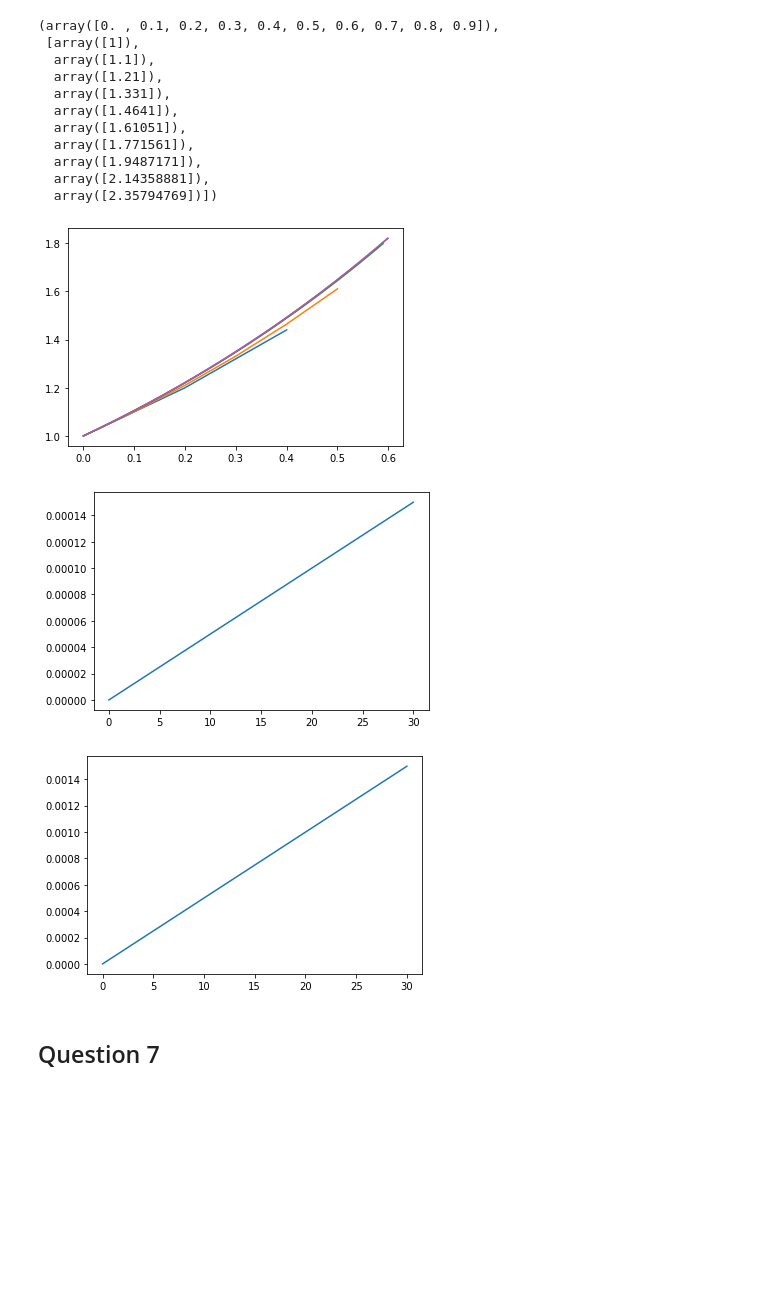
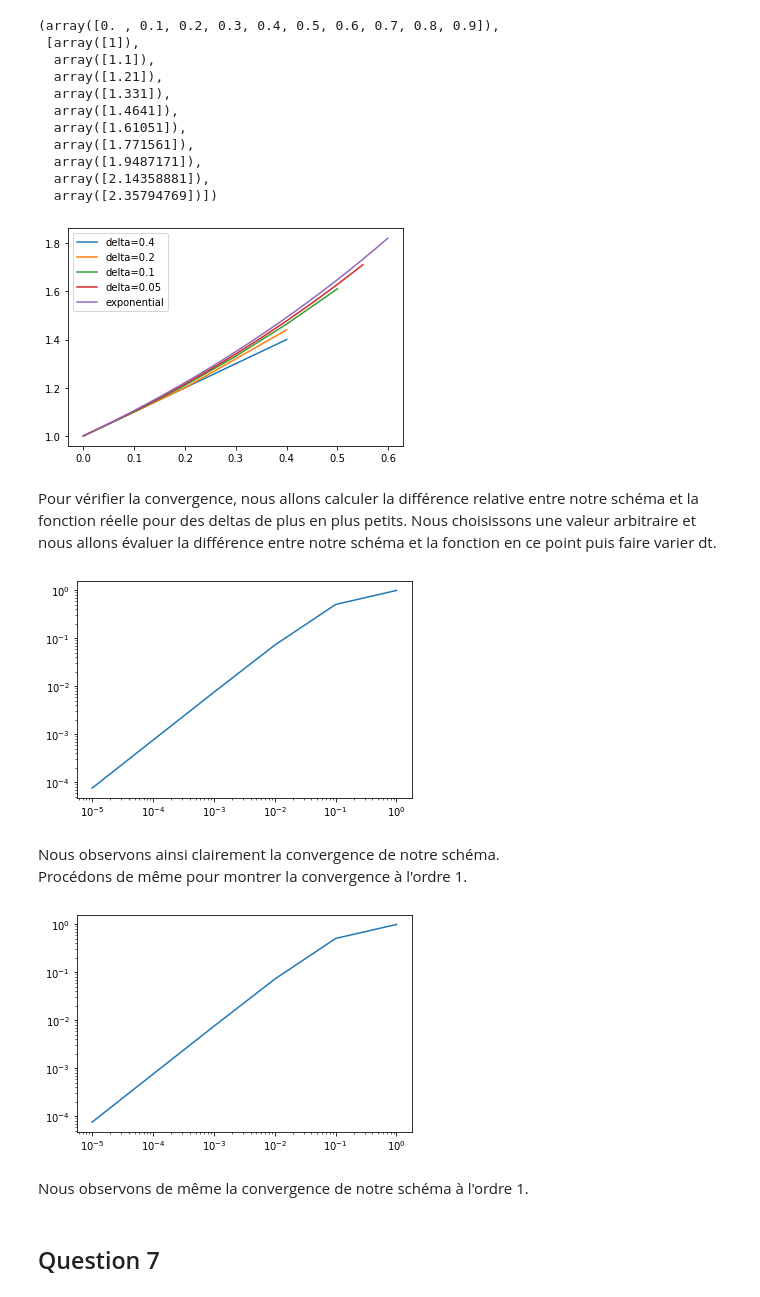
Before and after one commit to HugoDLM/Projet_num2, a Jupyter notebook: Rendu.ipynb, the cells around one changed output. Drawn from its saved outputs; the diff is of its cells as text; code cells hidden in the pictures; blank space fills up the shorter version.

```diff
--- a/Rendu.ipynb
+++ b/Rendu.ipynb
@@ -102,40 +131,66 @@ solve_euler_explicit(lambda t, x: x, [1], 0.1, 0, 1)
   array([2.14358881]),
   array([2.35794769])])
 # %%
-for k in [0.2, 0.1, 0.01, 0.001]:
-    plt.plot(solve_euler_explicit(lambda t, x: x, 1, k, 0, 0.6)[0], solve_euler_explicit(lambda t, x: x, 1, k, 0, 0.6)[1])
-    #legend
+for k in [0.4, 0.2, 0.1, 0.05]:
+    plt.plot(solve_euler_explicit(lambda t, x: x, 1, k, 0, 0.6)[0], solve_euler_explicit(lambda t, x: x, 1, k, 0, 0.6)[1], label=f'delta={k}')
+    plt.legend(loc='upper left')
 
 t = np.arange(0, 0.6, 0.001)
 y = np.exp(t)
-plt.plot(t,y)
+plt.plot(t,y, label='exponential')
+plt.legend(loc='upper left')
 plt.show()
 # %% [output]
-[figure, old version]
+[figure, new version]
+# %% [markdown]
+Pour vérifier la convergence, nous allons calculer la différence relative entre notre schéma et la fonction réelle pour des deltas de plus en plus petits.
+Nous choisissons une valeur arbitraire et nous allons évaluer la différence entre notre schéma et la fonction en ce point puis faire varier dt.
 # %%
-dt = 0.00001
+x_axis, y_axis = [], []
+for i in range(6):
+    dt = 10**(-i)
 
-t = np.arange(0, 30, dt)
-difference = (np.exp(t) - solve_euler_explicit(lambda t, x: x, 1, dt, 0, 30)[1])/np.exp(t)
+    #Tracé du schéma
+    t = np.arange(0, 30, dt)
+    difference = (np.exp(t) - solve_euler_explicit(lambda t, x: x, 1, dt, 0, 30)[1])/np.exp(t)
 
+    #Evaluation en un point
+    x_axis.append(dt)
+    y_axis.append(difference[int(15/dt)])
 
-plt.plot(t,difference)
+plt.plot(x_axis, y_axis)
+plt.xscale('log')
+plt.yscale ('log')
 plt.show()
 # %% [output]
-[figure, old version]
+[figure, new version]
+# %% [markdown]
+Nous observons ainsi clairement la convergence de notre schéma.
+Procédons de même pour montrer la convergence à l'ordre 1.
 # %%
-#Ordre 1
+# Ordre 1 :
 
-dt = 0.0001
+x_axis, y_axis = [], []
+for i in range(6):
+    dt = 10**(-i)
 
-t = np.arange(0, 30, dt)
-der_approx = np.subtract(solve_euler_explicit(lambda t, x: x, 1, dt, 0, 30)[1][1:],solve_euler_explicit(lambda t, x: x, 1, dt, 0, 30)[1][:-1])/dt
-difference = (np.exp(t)[:-1] - der_approx)/np.exp(t)[:-1]
+    #Tracé du schéma
+    t = np.arange(0, 30, dt)
+    der_approx = np.subtract(solve_euler_explicit(lambda t, x: x, 1, dt, 0, 30)[1][1:],solve_euler_explicit(lambda t, x: x, 1, dt, 0, 30)[1][:-1])/dt
+    difference = (np.exp(t)[:-1] - der_approx)/np.exp(t)[:-1]
 
-plt.plot(t[:-1],difference)
+    #Evaluation en un point
+    x_axis.append(dt)
+    y_axis.append(difference[int(15/dt)])
+
+plt.plot(x_axis, y_axis)
+plt.xscale('log')
+plt.yscale ('log')
 plt.show()
 # %% [output]
-[figure, old version]
+[figure, new version]
+# %% [markdown]
+Nous observons de même la convergence de notre schéma à l'ordre 1.
 # %% [markdown]
 ## Question 7 ##
 # %%
```
Also changed, not shown: parts of 11 cells of this notebook, 2 other files.
